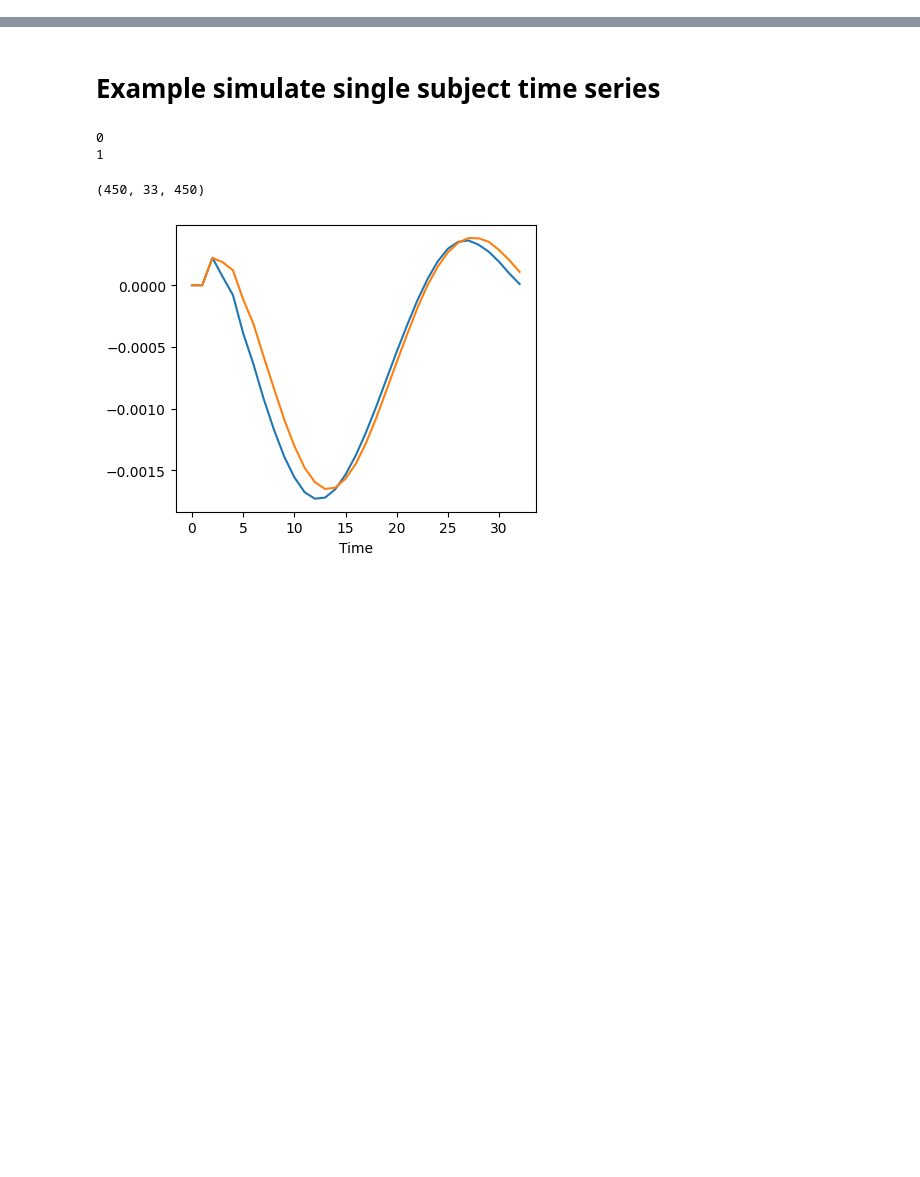
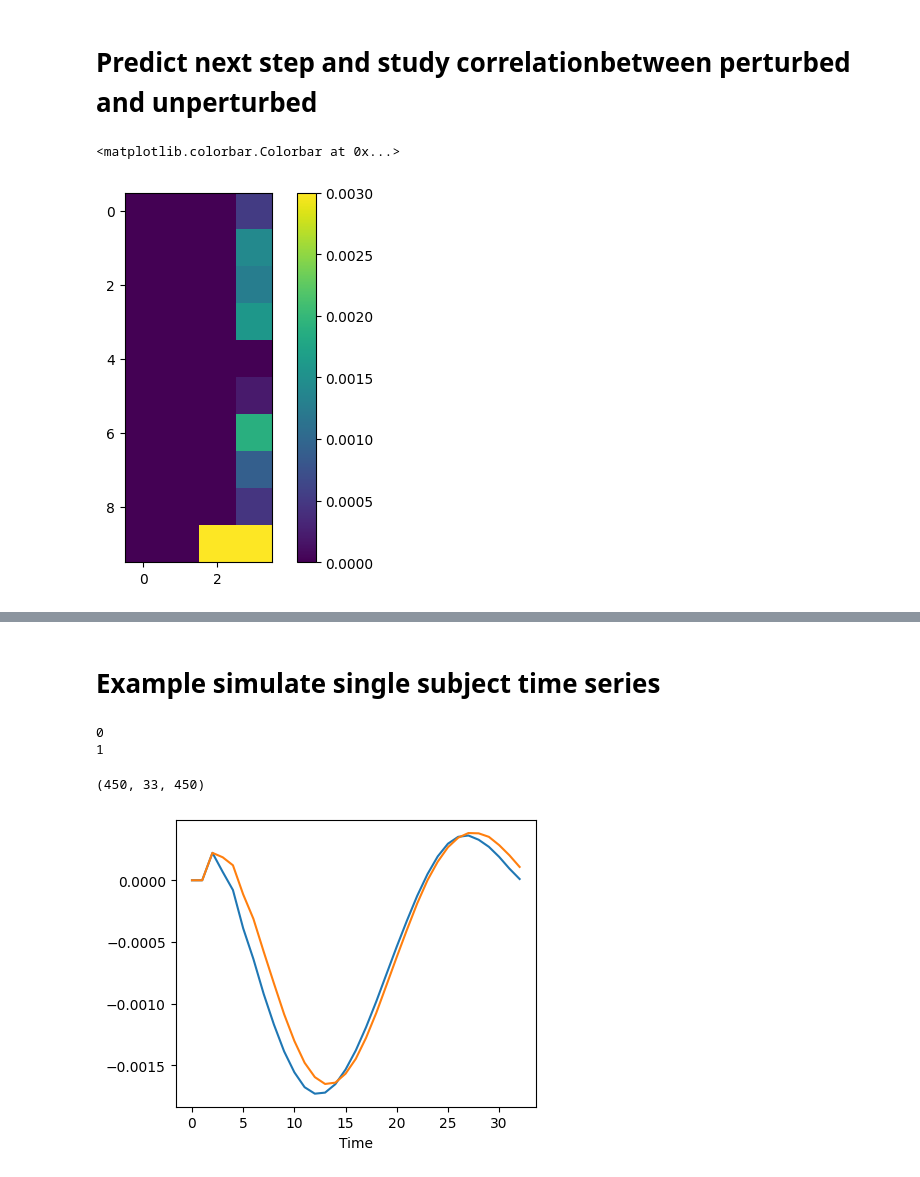
Before and after one commit to grabuffo/BrainStim_ANN_fMRI_HCP, a Jupyter notebook: notebooks/Evoked_Timescales.ipynb, the cells around one changed output, grey strips where cells are left out. Cells and saved outputs as stored; diff of their text form; code cells hidden in the pictures; blank space fills up the shorter version.

```diff
--- a/notebooks/Evoked_Timescales.ipynb
+++ b/notebooks/Evoked_Timescales.ipynb
@@ -78,0 +92,2 @@ Using device: cpu
+# %% [markdown]
+# Predict next step and study correlationbetween perturbed and unperturbed
@@ -78,0 +138,34 @@ Using device: cpu
+# %%
+S=3 #number of steps
+N=Z.shape[1] #number of regions
+M=500 # initial times to consider
+
+dur=1 #predicted activity
+pert_strength=0.1
+
+Patter_correlation=np.zeros((M, N))
+Net_effect=np.zeros((M, N))
+Responsiveness=np.zeros((M, N))
+for node in range(N):
+  for ini in range(M):
+    # Build a perturbation that only hits the last step and a single node: (S, N)
+    perturbation = np.zeros((S, N), dtype=float)
+    perturbation[-1, node] = pert_strength
+
+    init_cond=np.reshape(X[ini,:],(S,N))
+
+    perturbed = NPI.model_time_series(model, init_cond + perturbation, tlen=dur, noise_strength=0.)
+    unperturbed = NPI.model_time_series(model, init_cond, tlen=dur, noise_strength=0.)
+    Patter_correlation[ini,node] = stats.pearsonr(perturbed[-1,:],unperturbed[-1,:])[0]
+    Net_effect[ini,node] = np.sum(perturbed[-1,:]**2)
+    Responsiveness[ini,node] = np.sum((perturbed[-1,:]-unperturbed[-1,:])**2)
+prepostcorr1=np.mean(Patter_correlation,axis=0)[-400:]
+net1=np.mean(Net_effect,axis=0)[-400:]
+respo1=np.mean(Responsiveness,axis=0)[-400:]
+# %%
+import matplotlib.pyplot as plt
+plt.imshow((perturbed-unperturbed)[:,-10:].T,vmax=0.003)
+plt.colorbar()
+# %% [output]
+<matplotlib.colorbar.Colorbar at 0x...>
+[figure, added]
```
Also changed, not shown: parts of 9 cells of this notebook.
